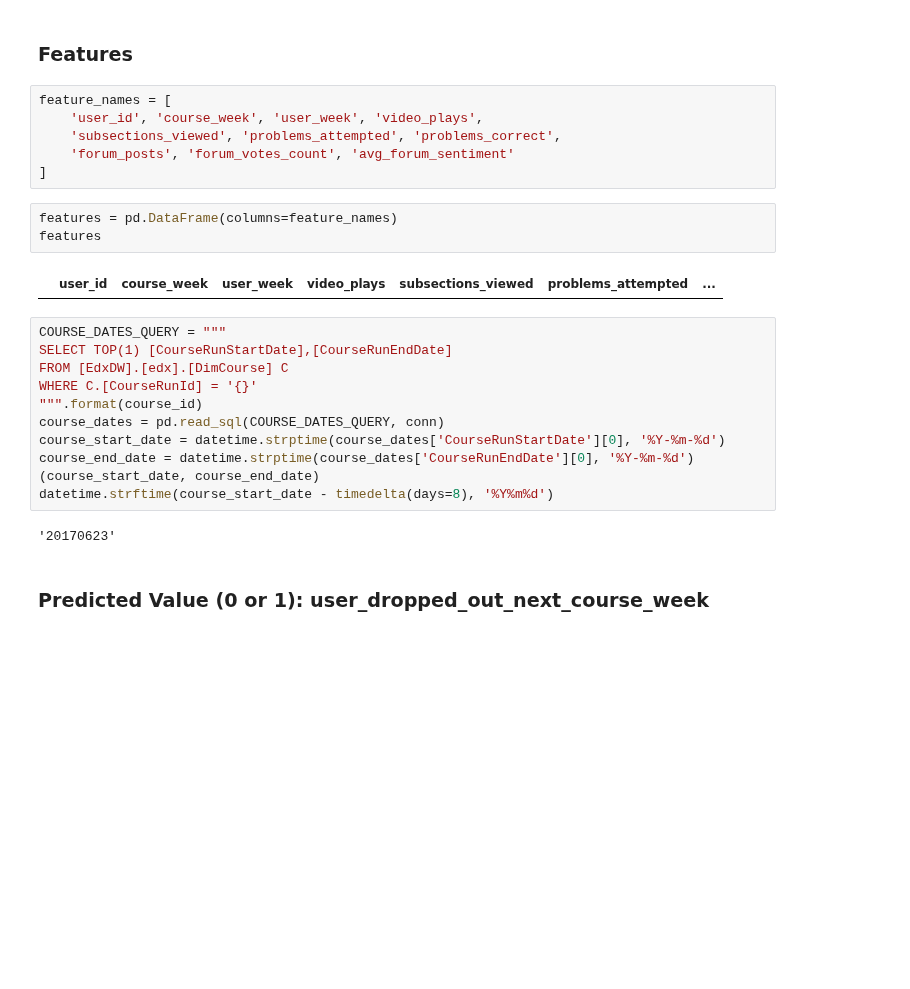
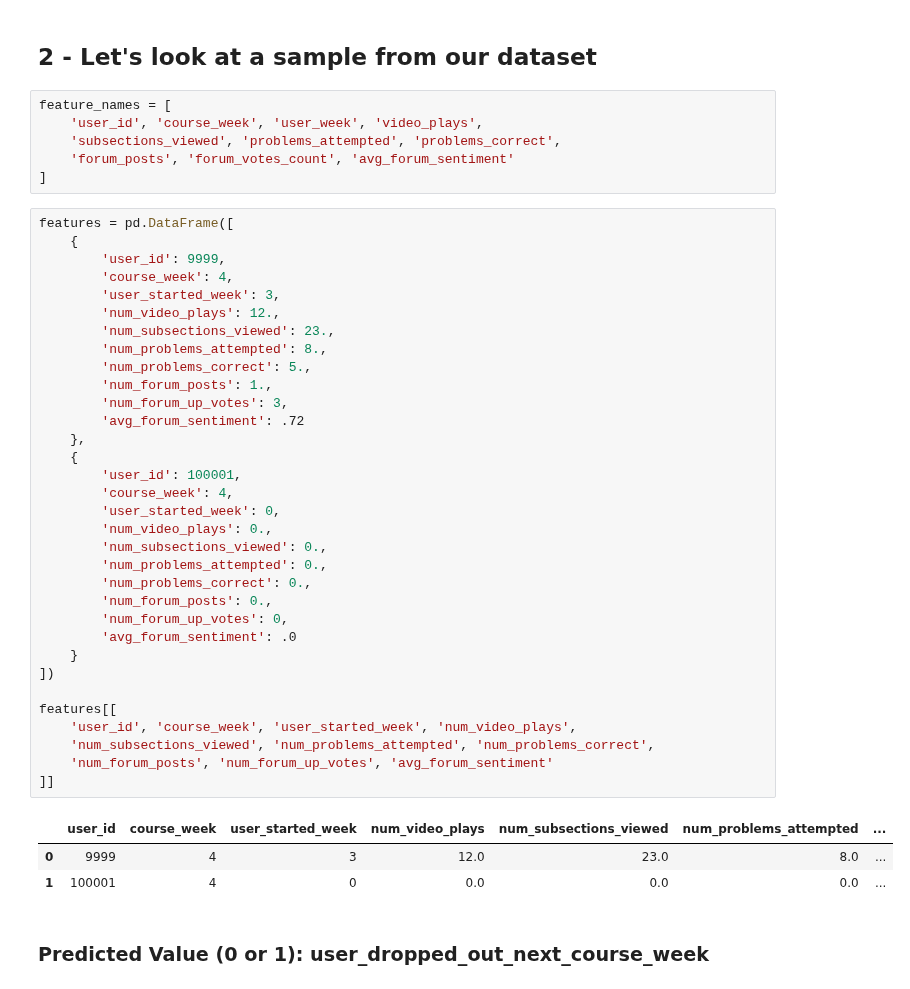
Before and after one commit to kabirkhan/edx_learner_attrition, a Jupyter notebook: edx-learner-activity-insights.ipynb, the cells around one changed output. Cells and saved outputs as stored; diff of their text form; blank space fills up the shorter version.

```diff
--- a/edx-learner-activity-insights.ipynb
+++ b/edx-learner-activity-insights.ipynb
@@ -16,32 +24,51 @@ from sklearn.model_selection import train_test_split
 from sklearn import metrics
 import cntk as C
 from collections import Counter
-# %% [markdown]
-### Features
+# %% [markdown]
+## 2 - Let's look at a sample from our dataset
 # %%
 feature_names = [
     'user_id', 'course_week', 'user_week', 'video_plays',
     'subsections_viewed', 'problems_attempted', 'problems_correct',
     'forum_posts', 'forum_votes_count', 'avg_forum_sentiment'
 ]
-# %%
-features = pd.DataFrame(columns=feature_names)
-features
-# %% [output]
-|  | user_id | course_week | user_week | video_plays | subsections_viewed | problems_attempted | ... |
-# %%
-COURSE_DATES_QUERY = """
-SELECT TOP(1) [CourseRunStartDate],[CourseRunEndDate]
-FROM [EdxDW].[edx].[DimCourse] C
-WHERE C.[CourseRunId] = '{}'
-""".format(course_id)
-course_dates = pd.read_sql(COURSE_DATES_QUERY, conn)
-course_start_date = datetime.strptime(course_dates['CourseRunStartDate'][0], '%Y-%m-%d')
-course_end_date = datetime.strptime(course_dates['CourseRunEndDate'][0], '%Y-%m-%d')
-(course_start_date, course_end_date)
-datetime.strftime(course_start_date - timedelta(days=8), '%Y%m%d')
-# %% [output]
-'20170623'
+# %%
+features = pd.DataFrame([
+    {
+        'user_id': 9999,
+        'course_week': 4,
+        'user_started_week': 3,
+        'num_video_plays': 12.,
+        'num_subsections_viewed': 23.,
+        'num_problems_attempted': 8.,
+        'num_problems_correct': 5.,
+        'num_forum_posts': 1.,
+        'num_forum_up_votes': 3,
+        'avg_forum_sentiment': .72
+    },
+    {
+        'user_id': 100001,
+        'course_week': 4,
+        'user_started_week': 0,
+        'num_video_plays': 0.,
+        'num_subsections_viewed': 0.,
+        'num_problems_attempted': 0.,
+        'num_problems_correct': 0.,
+        'num_forum_posts': 0.,
+        'num_forum_up_votes': 0,
+        'avg_forum_sentiment': .0
+    }
+])
+
+features[[
+    'user_id', 'course_week', 'user_started_week', 'num_video_plays',
+    'num_subsections_viewed', 'num_problems_attempted', 'num_problems_correct',
+    'num_forum_posts', 'num_forum_up_votes', 'avg_forum_sentiment'
+]]
+# %% [output]
+|  | user_id | course_week | user_started_week | num_video_plays | num_subsections_viewed | num_problems_attempted | ... |
+| 0 | 9999 | 4 | 3 | 12.0 | 23.0 | 8.0 | ... |
+| 1 | 100001 | 4 | 0 | 0.0 | 0.0 | 0.0 | ... |
 # %% [markdown]
 ### Predicted Value (0 or 1): user_dropped_out_next_course_week
 # %% [markdown]
```
Also changed, not shown: parts of 16 cells of this notebook, 15 other files.
